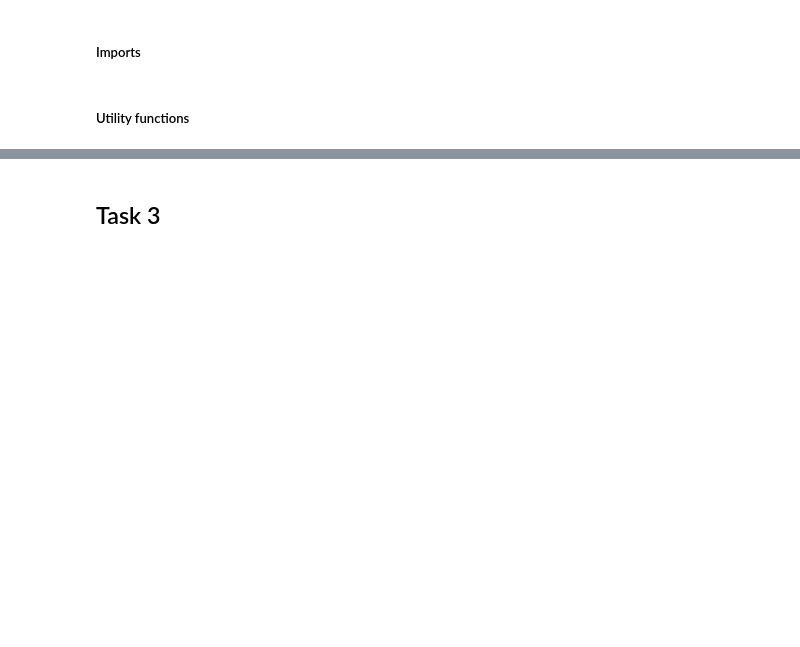
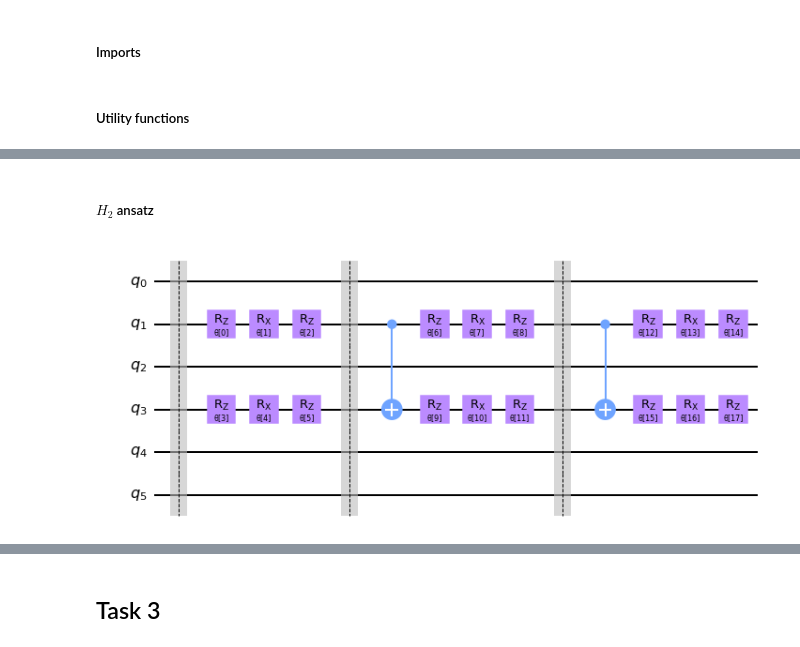
Before and after one commit to lao8n/ox_quantum, a Jupyter notebook: assignment/assignment.ipynb, the cells around one changed output, grey strips where cells are left out. Saved outputs shown, nothing was run; the diff lists cells and outputs as text; code cells hidden in the pictures; blank space fills up the shorter version.

```diff
--- a/assignment/assignment.ipynb
+++ b/assignment/assignment.ipynb
@@ -101,0 +115,11 @@ hardware_efficient_ansatz(2).draw("mpl", scale=0.8)
+# %% [markdown]
+##### $H_2$ ansatz
+# %%
+def h2_entangler():
+    entangler = QuantumCircuit(6)
+    entangler.cx([1], [3])
+    return entangler
+
+hardware_efficient_ansatz([1, 3], h2_entangler(), 2).draw("mpl")
+# %% [output]
+[figure, added]
```
Also changed, not shown: parts of 8 cells of this notebook.
